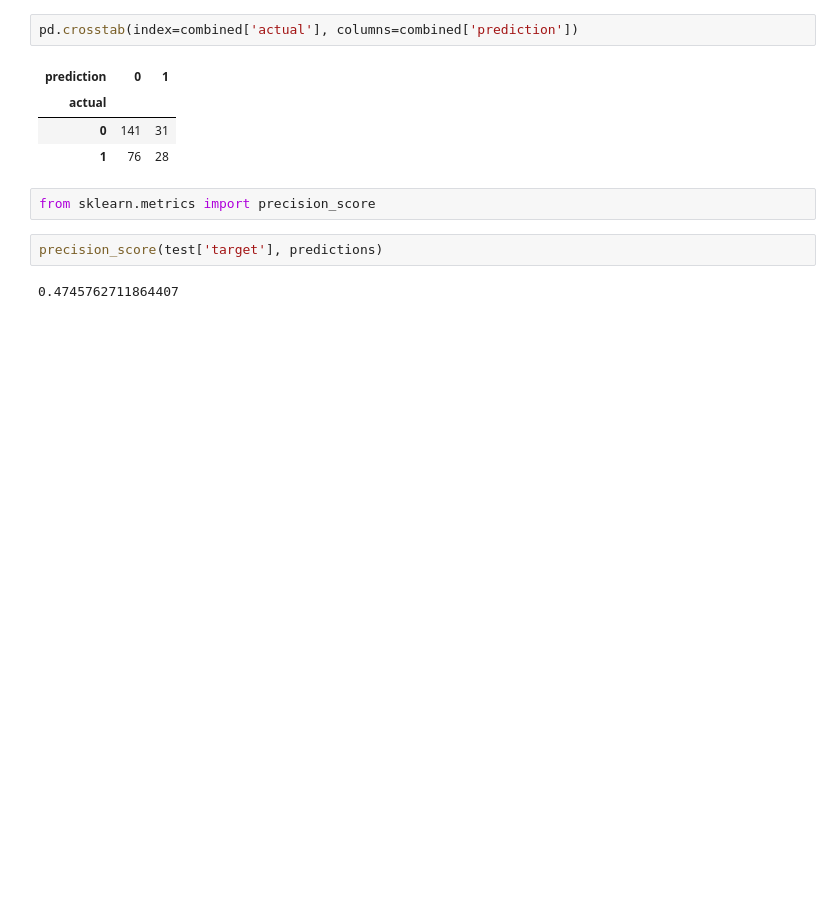
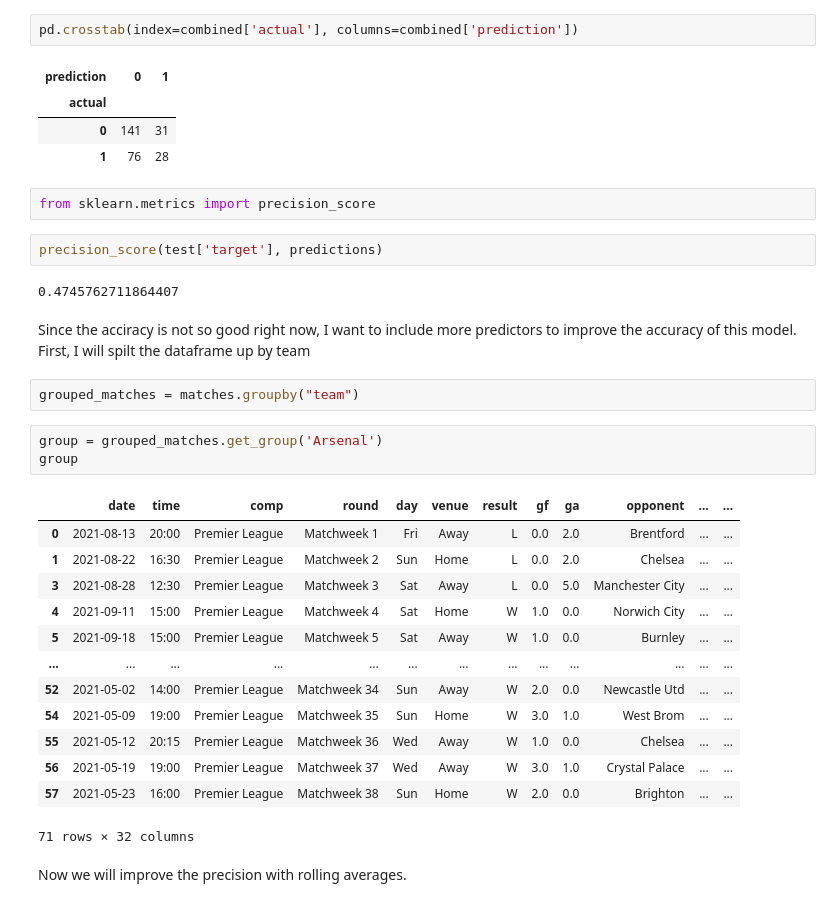
Before and after one commit to giahienpham/predict-football, a Jupyter notebook: predict.ipynb, the cells around one changed output. Drawn from its saved outputs; the diff is of its cells as text; blank space fills up the shorter version.

```diff
--- a/predict.ipynb
+++ b/predict.ipynb
@@ -226,3 +226,26 @@ from sklearn.metrics import precision_score
 precision_score(test['target'], predictions)
 # %% [output]
 0.4745762711864407
+# %% [markdown]
+Since the acciracy is not so good right now, I want to include more predictors to improve the accuracy of this model. First, I will spilt the dataframe up by team
+# %%
+grouped_matches = matches.groupby("team")
+# %%
+group = grouped_matches.get_group('Arsenal')
+group
+# %% [output]
+|  | date | time | comp | round | day | venue | result | gf | ga | opponent | ... | ... |
+| 0 | 2021-08-13 | 20:00 | Premier League | Matchweek 1 | Fri | Away | L | 0.0 | 2.0 | Brentford | ... | ... |
+| 1 | 2021-08-22 | 16:30 | Premier League | Matchweek 2 | Sun | Home | L | 0.0 | 2.0 | Chelsea | ... | ... |
+| 3 | 2021-08-28 | 12:30 | Premier League | Matchweek 3 | Sat | Away | L | 0.0 | 5.0 | Manchester City | ... | ... |
+| 4 | 2021-09-11 | 15:00 | Premier League | Matchweek 4 | Sat | Home | W | 1.0 | 0.0 | Norwich City | ... | ... |
+| 5 | 2021-09-18 | 15:00 | Premier League | Matchweek 5 | Sat | Away | W | 1.0 | 0.0 | Burnley | ... | ... |
+| ... | ... | ... | ... | ... | ... | ... | ... | ... | ... | ... | ... | ... |
+| 52 | 2021-05-02 | 14:00 | Premier League | Matchweek 34 | Sun | Away | W | 2.0 | 0.0 | Newcastle Utd | ... | ... |
+| 54 | 2021-05-09 | 19:00 | Premier League | Matchweek 35 | Sun | Home | W | 3.0 | 1.0 | West Brom | ... | ... |
+| 55 | 2021-05-12 | 20:15 | Premier League | Matchweek 36 | Wed | Away | W | 1.0 | 0.0 | Chelsea | ... | ... |
+| 56 | 2021-05-19 | 19:00 | Premier League | Matchweek 37 | Wed | Away | W | 3.0 | 1.0 | Crystal Palace | ... | ... |
+| 57 | 2021-05-23 | 16:00 | Premier League | Matchweek 38 | Sun | Home | W | 2.0 | 0.0 | Brighton | ... | ... |
+71 rows × 32 columns
+# %% [markdown]
+Now we will improve the precision with rolling averages.
```
Also changed, not shown: parts of 7 cells of this notebook.
